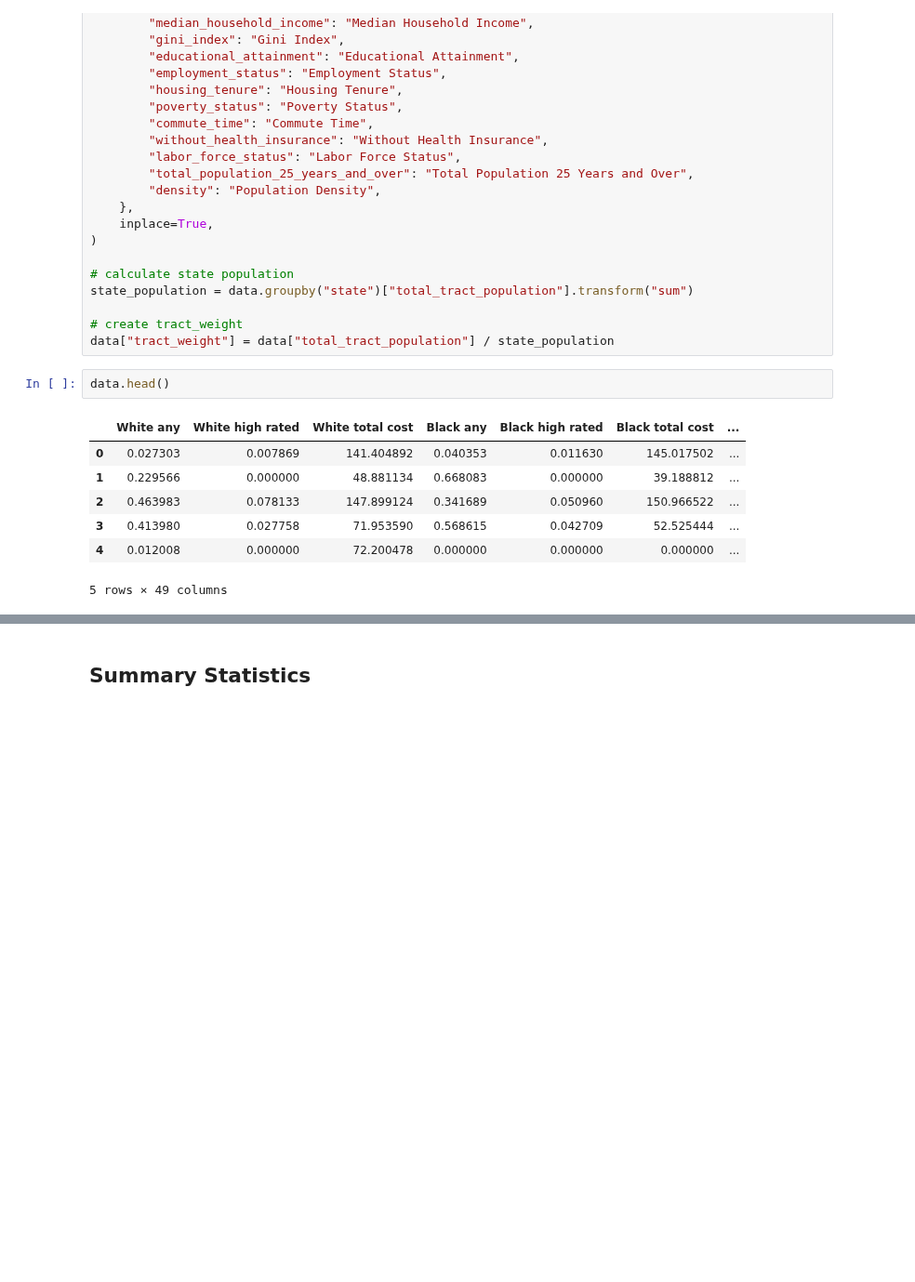
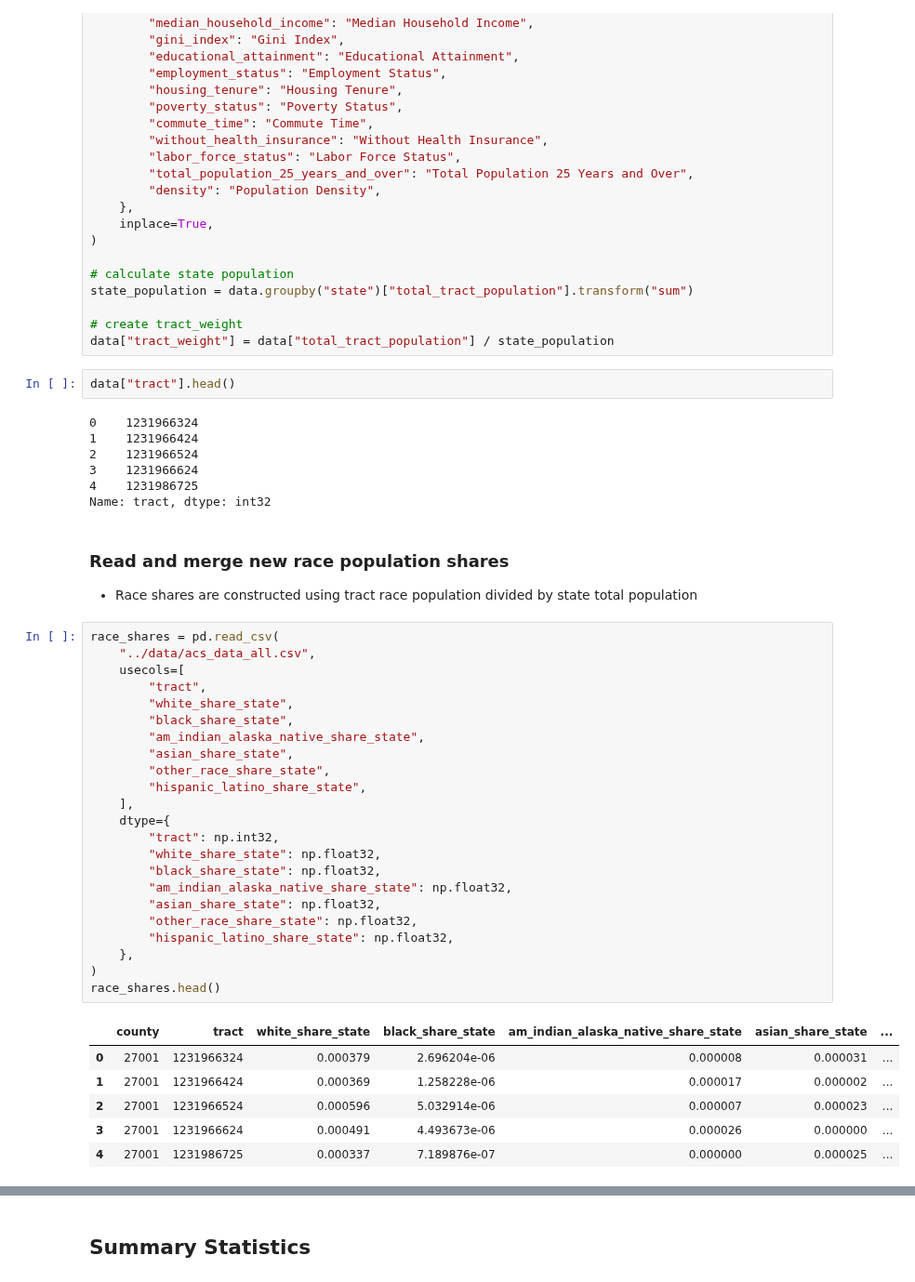
Before and after one commit to franc703/ecrq_stats, a Jupyter notebook: notebooks/produce_stats2.ipynb, the cells around one changed output, grey strips where cells are left out. Shown at 93% size. Saved outputs shown, nothing was run; the diff lists cells and outputs as text; blank space fills up the shorter version.

Commit message:
Update tables

```diff
--- a/notebooks/produce_stats2.ipynb
+++ b/notebooks/produce_stats2.ipynb
@@ -120,12 +120,44 @@ state_population = data.groupby("state")["total_tract_population"].transform("su
 # create tract_weight
 data["tract_weight"] = data["total_tract_population"] / state_population
 # %%
-data.head()
+data["tract"].head()
 # %% [output]
-|  | White any | White high rated | White total cost | Black any | Black high rated | Black total cost | ... |
-| 0 | 0.027303 | 0.007869 | 141.404892 | 0.040353 | 0.011630 | 145.017502 | ... |
-| 1 | 0.229566 | 0.000000 | 48.881134 | 0.668083 | 0.000000 | 39.188812 | ... |
-| 2 | 0.463983 | 0.078133 | 147.899124 | 0.341689 | 0.050960 | 150.966522 | ... |
-| 3 | 0.413980 | 0.027758 | 71.953590 | 0.568615 | 0.042709 | 52.525444 | ... |
-| 4 | 0.012008 | 0.000000 | 72.200478 | 0.000000 | 0.000000 | 0.000000 | ... |
-5 rows × 49 columns
+0    1231966324
+1    1231966424
+2    1231966524
+3    1231966624
+4    1231986725
+Name: tract, dtype: int32
+# %% [markdown]
+### Read and merge new race population shares
+- Race shares are constructed using tract race population divided by state total population
+# %%
+race_shares = pd.read_csv(
+    "../data/acs_data_all.csv",
+    usecols=[
+        "tract",
+        "white_share_state",
+        "black_share_state",
+        "am_indian_alaska_native_share_state",
+        "asian_share_state",
+        "other_race_share_state",
+        "hispanic_latino_share_state",
+    ],
+    dtype={
+        "tract": np.int32,
+        "white_share_state": np.float32,
+        "black_share_state": np.float32,
+        "am_indian_alaska_native_share_state": np.float32,
+        "asian_share_state": np.float32,
+        "other_race_share_state": np.float32,
+        "hispanic_latino_share_state": np.float32,
+    },
+)
+race_shares.head()
+# %% [output]
+|  | county | tract | white_share_state | black_share_state | am_indian_alaska_native_share_state | asian_share_state | ... |
+| 0 | 27001 | 1231966324 | 0.000379 | 2.696204e-06 | 0.000008 | 0.000031 | ... |
+| 1 | 27001 | 1231966424 | 0.000369 | 1.258228e-06 | 0.000017 | 0.000002 | ... |
+| 2 | 27001 | 1231966524 | 0.000596 | 5.032914e-06 | 0.000007 | 0.000023 | ... |
+| 3 | 27001 | 1231966624 | 0.000491 | 4.493673e-06 | 0.000026 | 0.000000 | ... |
+| 4 | 27001 | 1231986725 | 0.000337 | 7.189876e-07 | 0.000000 | 0.000025 | ... |
```
Also changed, not shown: parts of 4 cells of this notebook, 2 other files.
